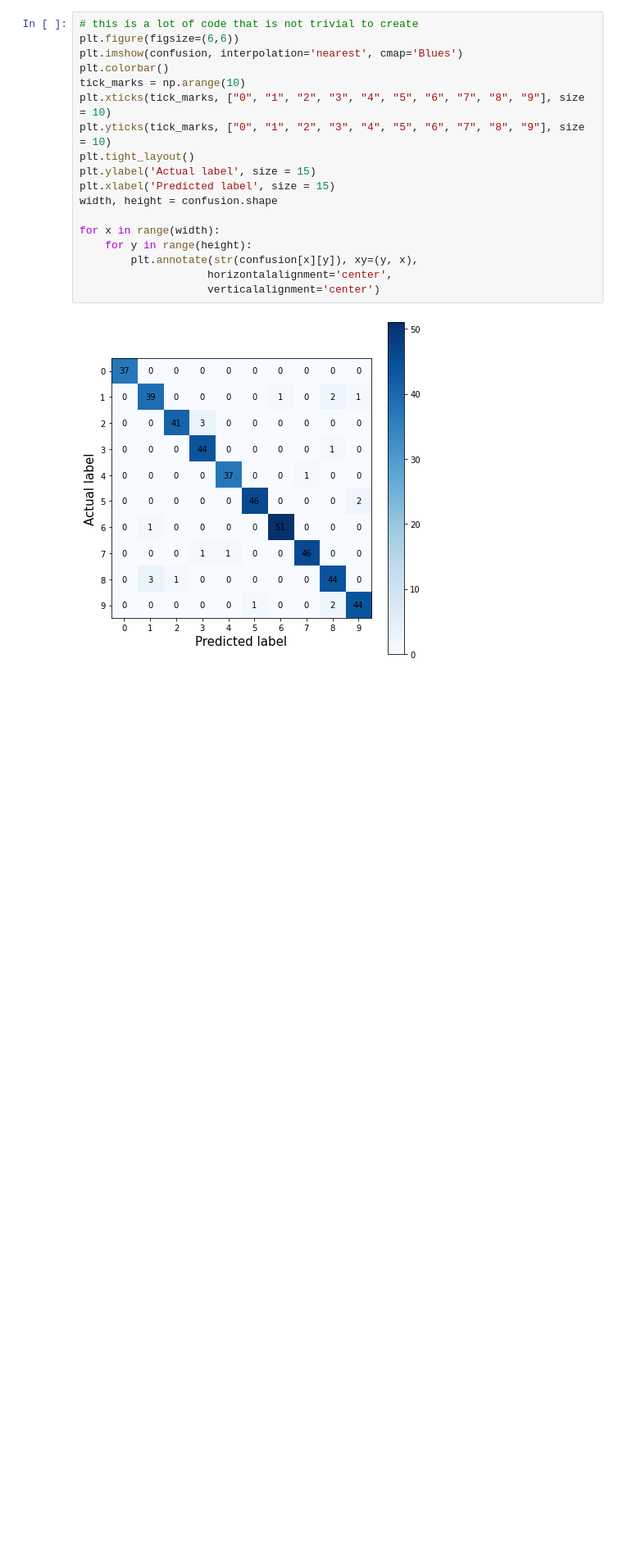
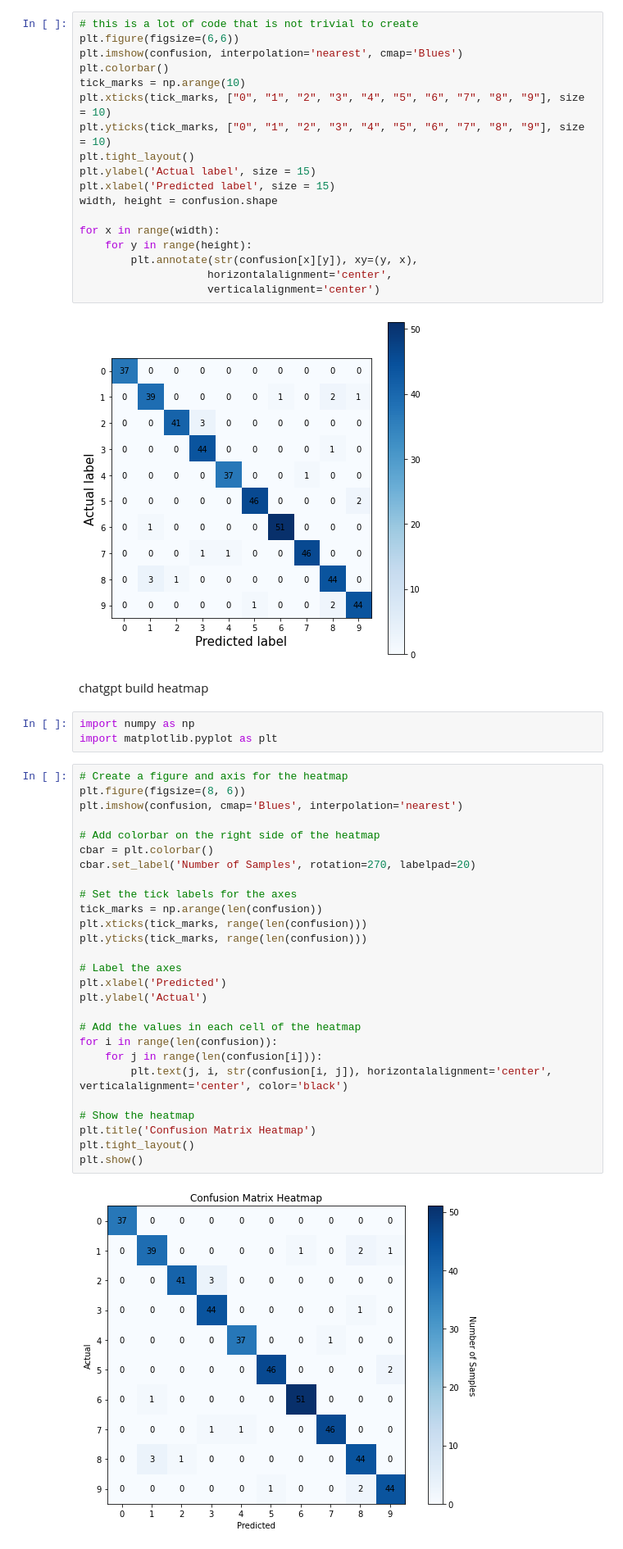
Before and after one commit to shasha920/6060, a Jupyter notebook: Heatmaps.ipynb, the cells around one changed output. Shown: that part at 82% size. Drawn from its saved outputs; the diff is of its cells as text; blank space fills up the shorter version.

```diff
--- a/Heatmaps.ipynb
+++ b/Heatmaps.ipynb
@@ -81,3 +81,37 @@ for x in range(width):
                     verticalalignment='center')
 # %% [output]
 [figure]
+# %% [markdown]
+chatgpt build heatmap
+# %%
+import numpy as np
+import matplotlib.pyplot as plt
+# %%
+# Create a figure and axis for the heatmap
+plt.figure(figsize=(8, 6))
+plt.imshow(confusion, cmap='Blues', interpolation='nearest')
+
+# Add colorbar on the right side of the heatmap
+cbar = plt.colorbar()
+cbar.set_label('Number of Samples', rotation=270, labelpad=20)
+
+# Set the tick labels for the axes
+tick_marks = np.arange(len(confusion))
+plt.xticks(tick_marks, range(len(confusion)))
+plt.yticks(tick_marks, range(len(confusion)))
+
+# Label the axes
+plt.xlabel('Predicted')
+plt.ylabel('Actual')
+
+# Add the values in each cell of the heatmap
+for i in range(len(confusion)):
+    for j in range(len(confusion[i])):
+        plt.text(j, i, str(confusion[i, j]), horizontalalignment='center', verticalalignment='center', color='black')
+
+# Show the heatmap
+plt.title('Confusion Matrix Heatmap')
+plt.tight_layout()
+plt.show()
+# %% [output]
+[figure, added]
```
Also changed, not shown: parts of 4 cells of this notebook.
